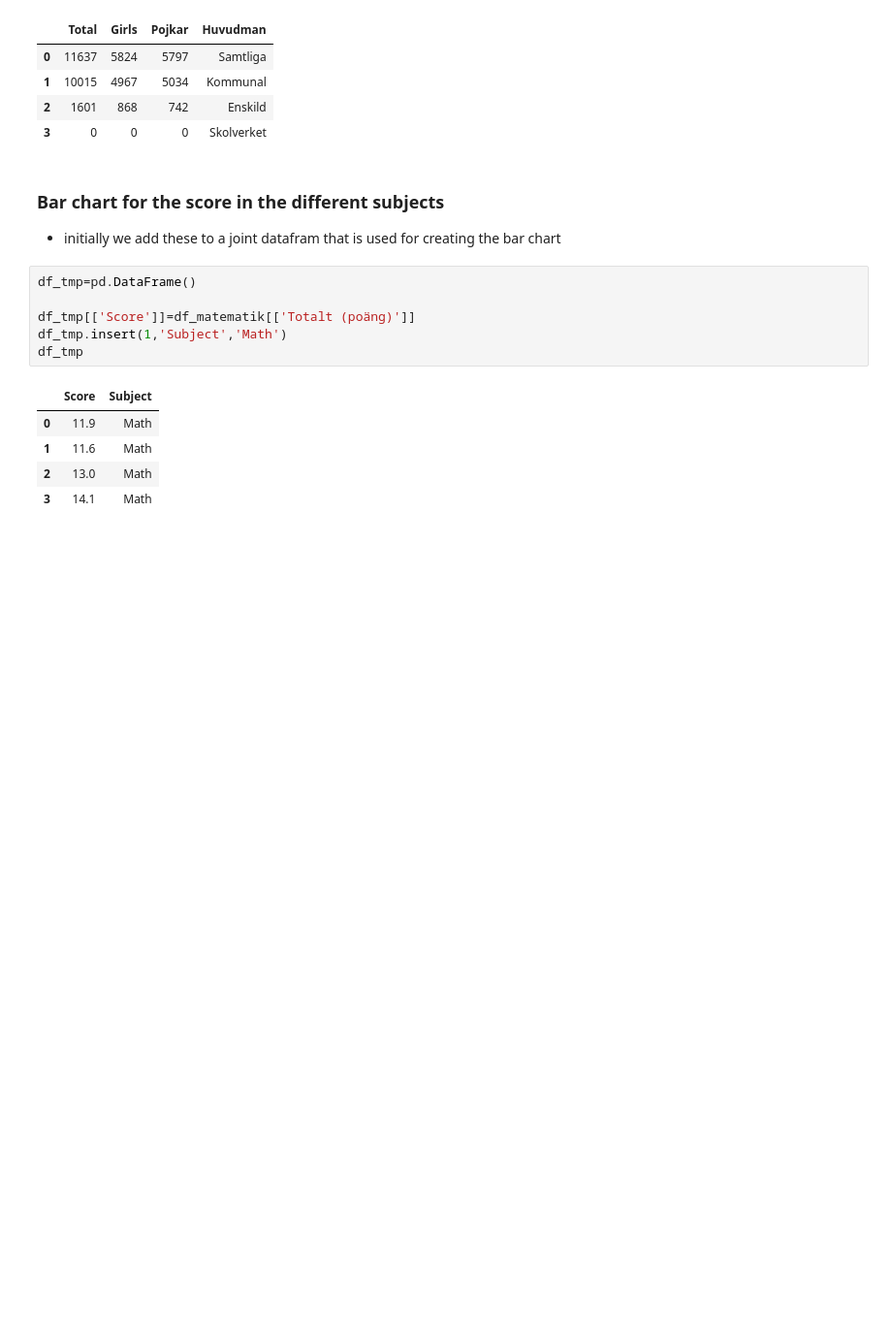
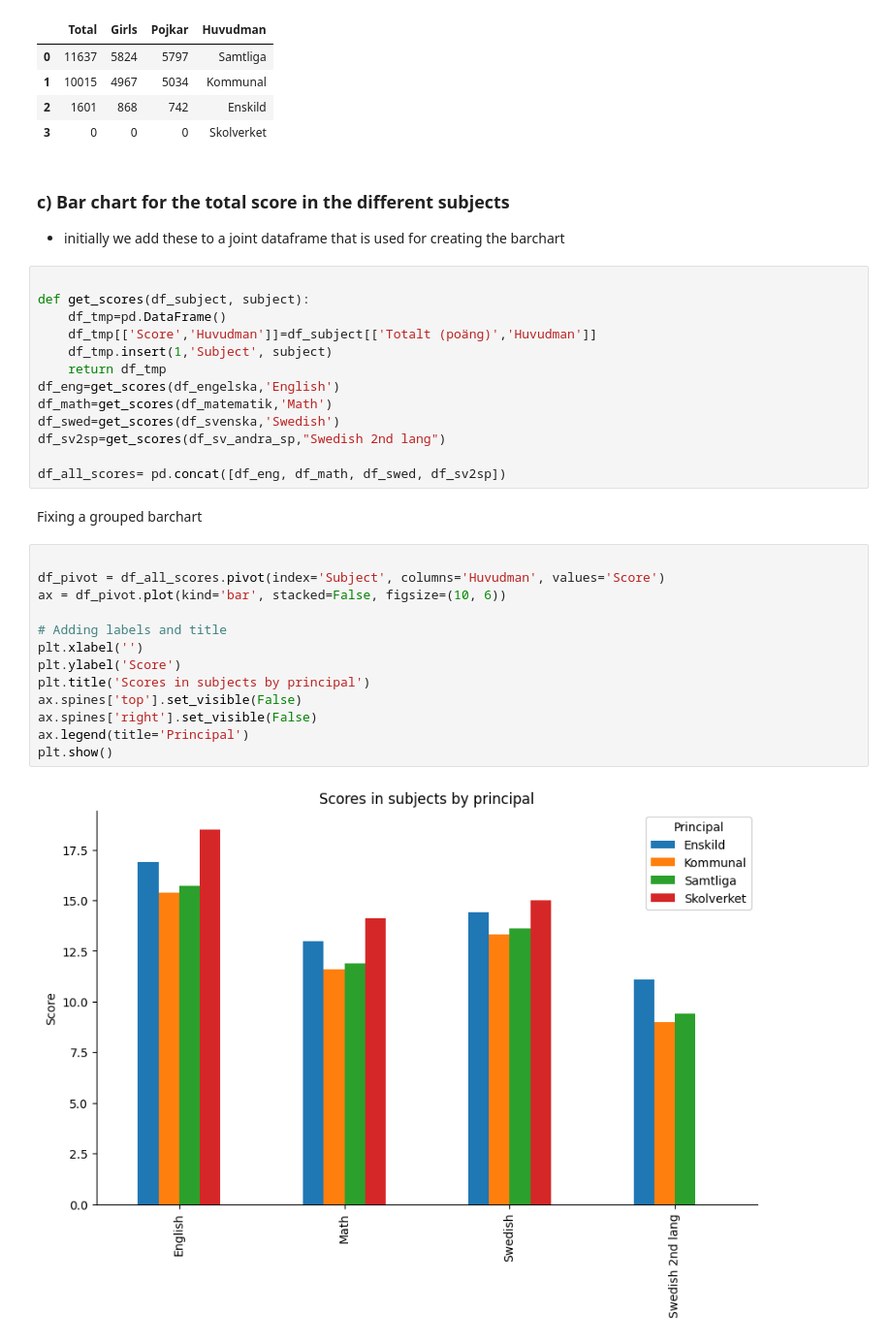
Before and after one commit to danlundh67/PISA-data-processing, a Jupyter notebook: pisa.ipynb, the cells around one changed output. Shown at 97% size. Saved outputs shown, nothing was run; the diff lists cells and outputs as text; blank space fills up the shorter version.

```diff
--- a/pisa.ipynb
+++ b/pisa.ipynb
@@ -72,17 +72,35 @@ df_failed
 | 2 | 1601 | 868 | 742 | Enskild |
 | 3 | 0 | 0 | 0 | Skolverket |
 # %% [markdown]
-### Bar chart for the score in the different subjects
-- initially we add these to a joint datafram that is used for creating the bar chart
+### c) Bar chart for the total score in the different subjects
+- initially we add these to a joint dataframe that is used for creating the barchart
-# %%
-df_tmp=pd.DataFrame()
-
-df_tmp[['Score']]=df_matematik[['Totalt (poäng)']]
-df_tmp.insert(1,'Subject','Math')
-df_tmp
-# %% [output]
-|  | Score | Subject |
-| 0 | 11.9 | Math |
-| 1 | 11.6 | Math |
-| 2 | 13.0 | Math |
-| 3 | 14.1 | Math |
+# %%
+
+def get_scores(df_subject, subject):
+    df_tmp=pd.DataFrame()
+    df_tmp[['Score','Huvudman']]=df_subject[['Totalt (poäng)','Huvudman']]
+    df_tmp.insert(1,'Subject', subject)
+    return df_tmp
+df_eng=get_scores(df_engelska,'English')
+df_math=get_scores(df_matematik,'Math')
+df_swed=get_scores(df_svenska,'Swedish')
+df_sv2sp=get_scores(df_sv_andra_sp,"Swedish 2nd lang")
+
+df_all_scores= pd.concat([df_eng, df_math, df_swed, df_sv2sp])
+# %% [markdown]
+Fixing a grouped barchart
+# %%
+
+df_pivot = df_all_scores.pivot(index='Subject', columns='Huvudman', values='Score')
+ax = df_pivot.plot(kind='bar', stacked=False, figsize=(10, 6))
+
+# Adding labels and title
+plt.xlabel('')
+plt.ylabel('Score')
+plt.title('Scores in subjects by principal')
+ax.spines['top'].set_visible(False)
+ax.spines['right'].set_visible(False)
+ax.legend(title='Principal')
+plt.show()
+# %% [output]
+[figure, added]
```
Also changed, not shown: parts of 5 cells of this notebook.
